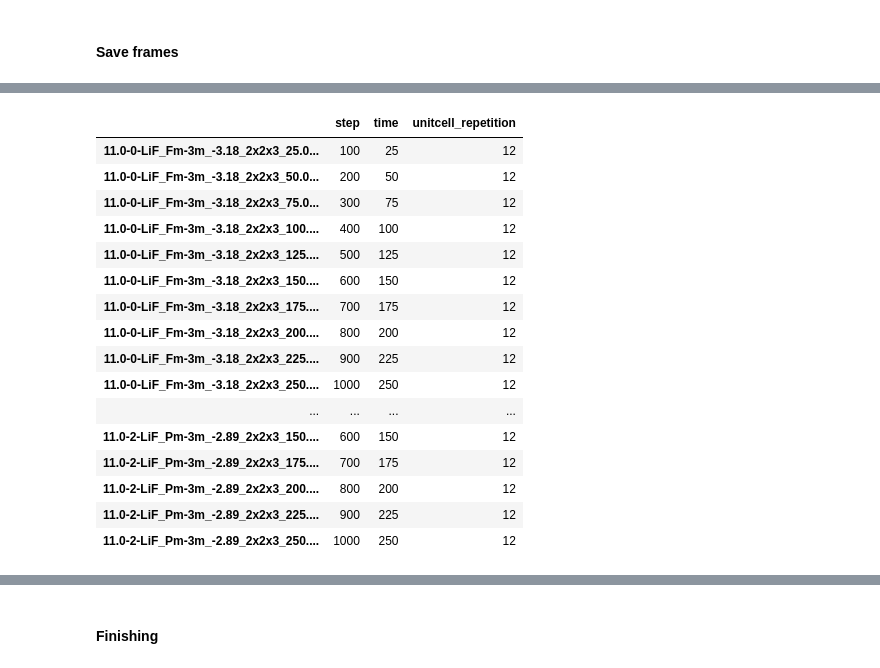
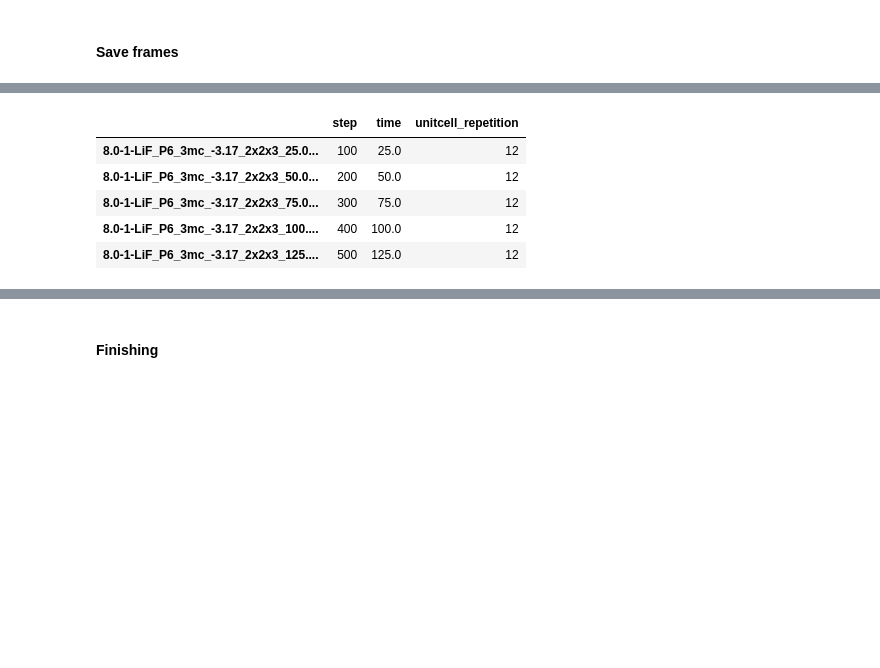
Before and after one commit to paolodeangelis/Enhancing_ReaxFF, a Jupyter notebook: JNB2-Simulations.ipynb, the cells around one changed output, grey strips where cells are left out. Saved outputs shown, nothing was run; the diff lists cells and outputs as text; code cells hidden in the pictures; blank space fills up the shorter version.

```diff
--- a/JNB2-Simulations.ipynb
+++ b/JNB2-Simulations.ipynb
@@ -3054,25 +3115,0 @@ Move to end folder
-# %%
-dir_jobs = os.path.join(RUN_DIR, "jobs")
-
-for job_dir in glob.glob(os.path.join(dir_jobs, "*")):
-    sim_name = job_dir.split(os.sep)[-1]
-    job = scm.AMSJob.load_external(job_dir, settings=settings)
-    # check
-    if not job.check():
-        print(f"Simulation {job_dir} FAILED")
-        continue
-    # copy inputs
-    for src_file in glob.glob(os.path.join(job_dir, f"{sim_name}.*")):
-        file_name = src_file.split(os.sep)[-1]
-        dst_file = os.path.join(ALLSIM_DIR, file_name)
-        copyfile(src_file, dst_file)
-    # copy and rename log file
-    src_file = os.path.join(job_dir, "ams.log")
-    dst_file = os.path.join(ALLSIM_DIR, f"{sim_name}.log")
-    # copy and store in folder the results
-    results_dir = os.path.join(ALLSIM_DIR, f"{sim_name}.results")
-    make_dir(results_dir)
-    for src_file in glob.glob(os.path.join(job_dir, "*.rkf")):
-        file_name = src_file.split(os.sep)[-1]
-        dst_file = os.path.join(results_dir, file_name)
-        copyfile(src_file, dst_file)
@@ -3083,9 +3118,8 @@ Load Material Project data
 # %%
 dir_jobs = os.path.join(RUN_DIR, "jobs")
 
-cis_dir = os.path.join(MAIN_DIR_JNB1, CHEM_FORMULA, "11-bulk_500K")
+cis_dir = os.path.join(MAIN_DIR_JNB1, CHEM_FORMULA, "8-bulk_300K")
 data_path = os.path.join(cis_dir, "info.json")
-# data_path = os.path.join(ALLSIM_DIR, f'results_0-UnitCell_SP.json')
 results_df = pd.read_json(data_path)
 # %%
 results_df
@@ -3099,7 +3133,8 @@ temp_df = pd.DataFrame(index=results_df.index, columns=["scm_step", "scm_Temp",
 
 for job_dir in glob.glob(os.path.join(dir_jobs, "*")):
     sim_name = job_dir.split(os.sep)[-1]
-    job = scm.AMSJob.load_external(job_dir, settings=settings)
+    # sim_name = sim_name.replace("10.0-", "8.0-")
+    job = scm.AMSJob.load_external(job_dir, settings=settings_MD)
     # check
     if not job.check():
         print(f"Simulation {job_dir} FAILED")
@@ -3121,4 +3156,4 @@ for job_dir in glob.glob(os.path.join(dir_jobs, "*")):
     )
 
 results_df = pd.concat([results_df, temp_df], axis=1)
-results_df.to_json(os.path.join(ALLSIM_DIR, f"results_{SIMsNAME}.json"))
+results_df.to_json(os.path.join(RUN_DIR, f"results.json"))
@@ -3159,8 +3192,8 @@ fig.savefig(os.path.join("plots", f"11-{CHEM_FORMULA}_bulk_500K_MD.pdf"), dpi=30
 #### Save frames
 # %%
 dir_jobs = os.path.join(RUN_DIR, "jobs")
-conf_dir = os.path.join(MAIN_DIR_JNB1, CHEM_FORMULA, "11.1-bulk_500K_frames")
-cis_dir = os.path.join(MAIN_DIR_JNB1, CHEM_FORMULA, "11-bulk_500K")
+conf_dir = os.path.join(MAIN_DIR_JNB1, CHEM_FORMULA, "8.1-bulk_300K_frames")
+cis_dir = os.path.join(MAIN_DIR_JNB1, CHEM_FORMULA, "8-bulk_300K")
 data_path = os.path.join(cis_dir, "info.json")
 results_df = pd.read_json(data_path)
 
@@ -3173,7 +3206,8 @@ mols_ase = []
 
 for job_dir in glob.glob(os.path.join(dir_jobs, "*")):
     sim_name = job_dir.split(os.sep)[-1]
-    job = scm.AMSJob.load_external(job_dir, settings=settings)
+    # sim_name = sim_name.replace("10.0-", "8.0-")
+    job = scm.AMSJob.load_external(job_dir, settings=settings_MD)
     # check
     if not job.check():
         print(f"Simulation {job_dir} FAILED")
@@ -3186,7 +3220,7 @@ for job_dir in glob.glob(os.path.join(dir_jobs, "*")):
         frame_name = f"{name}_{steps[i_frame] * TIMESTEP:1.1f}ps"
         mol = job.results.get_history_molecule(i_frame + 1)
         # print(os.path.join(conf_dir, f'{name}.cif'))
-        mol = SCMtoASE(mol)
+        mol = toASE(mol)
         mol.write(os.path.join(conf_dir, f"{frame_name}.cif"), format="cif")
         frame_results_df.loc[f"{frame_name}.cif", "unitcell_repetition"] = n_rep
         frame_results_df.loc[f"{frame_name}.cif", "step"] = steps[i_frame]
@@ -3201,20 +3231,9 @@ frame_results_df.to_json(os.path.join(conf_dir, "info.json"))
 # %%
-frame_results_df
+frame_results_df.head()
 # %% [output]
 |  | step | time | unitcell_repetition |
-| 11.0-0-LiF_Fm-3m_-3.18_2x2x3_25.0... | 100 | 25 | 12 |
-| 11.0-0-LiF_Fm-3m_-3.18_2x2x3_50.0... | 200 | 50 | 12 |
-| 11.0-0-LiF_Fm-3m_-3.18_2x2x3_75.0... | 300 | 75 | 12 |
-| 11.0-0-LiF_Fm-3m_-3.18_2x2x3_100.... | 400 | 100 | 12 |
-| 11.0-0-LiF_Fm-3m_-3.18_2x2x3_125.... | 500 | 125 | 12 |
-| 11.0-0-LiF_Fm-3m_-3.18_2x2x3_150.... | 600 | 150 | 12 |
-| 11.0-0-LiF_Fm-3m_-3.18_2x2x3_175.... | 700 | 175 | 12 |
-| 11.0-0-LiF_Fm-3m_-3.18_2x2x3_200.... | 800 | 200 | 12 |
-| 11.0-0-LiF_Fm-3m_-3.18_2x2x3_225.... | 900 | 225 | 12 |
-| 11.0-0-LiF_Fm-3m_-3.18_2x2x3_250.... | 1000 | 250 | 12 |
-| ... | ... | ... | ... |
-| 11.0-2-LiF_Pm-3m_-2.89_2x2x3_150.... | 600 | 150 | 12 |
-| 11.0-2-LiF_Pm-3m_-2.89_2x2x3_175.... | 700 | 175 | 12 |
-| 11.0-2-LiF_Pm-3m_-2.89_2x2x3_200.... | 800 | 200 | 12 |
-| 11.0-2-LiF_Pm-3m_-2.89_2x2x3_225.... | 900 | 225 | 12 |
-| 11.0-2-LiF_Pm-3m_-2.89_2x2x3_250.... | 1000 | 250 | 12 |
+| 8.0-1-LiF_P6_3mc_-3.17_2x2x3_25.0... | 100 | 25.0 | 12 |
+| 8.0-1-LiF_P6_3mc_-3.17_2x2x3_50.0... | 200 | 50.0 | 12 |
+| 8.0-1-LiF_P6_3mc_-3.17_2x2x3_75.0... | 300 | 75.0 | 12 |
+| 8.0-1-LiF_P6_3mc_-3.17_2x2x3_100.... | 400 | 100.0 | 12 |
+| 8.0-1-LiF_P6_3mc_-3.17_2x2x3_125.... | 500 | 125.0 | 12 |
```
Also changed, not shown: parts of 401 cells of this notebook, 6 other files.
